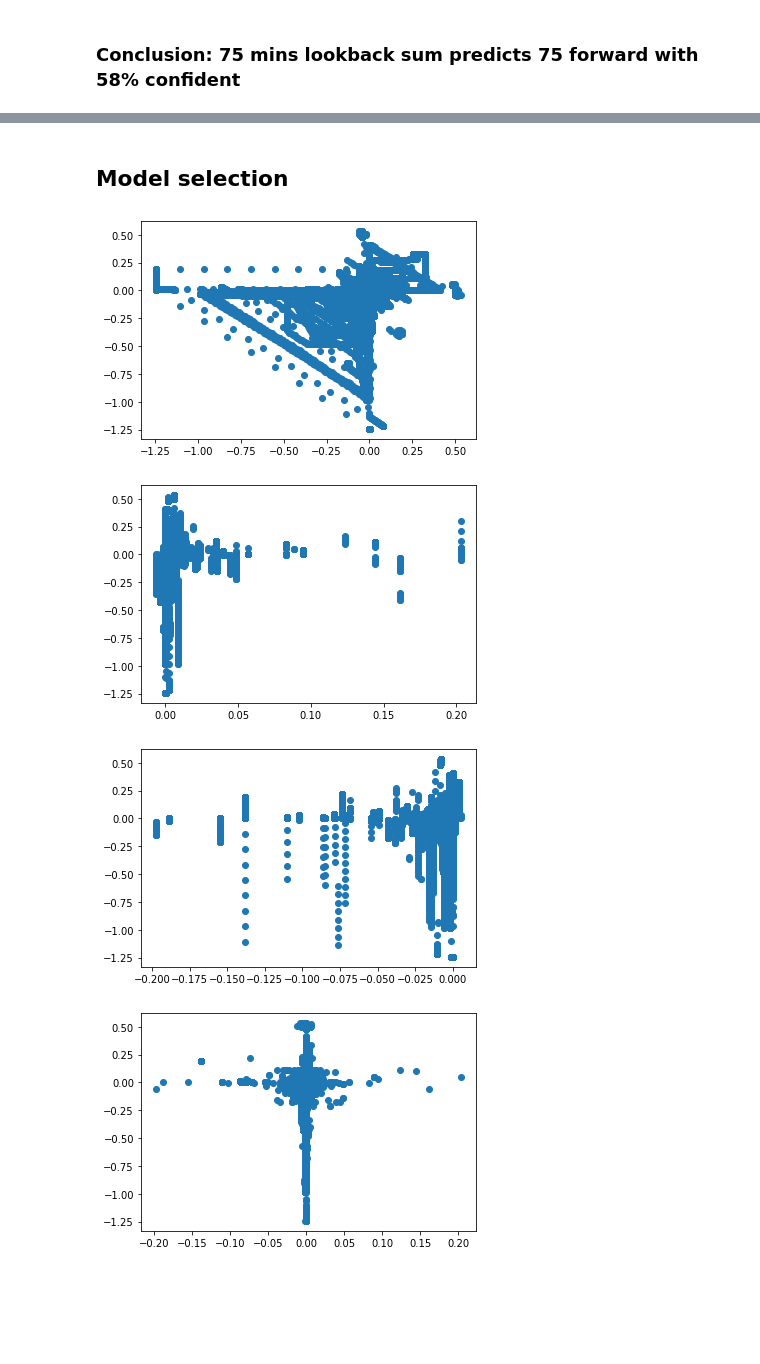
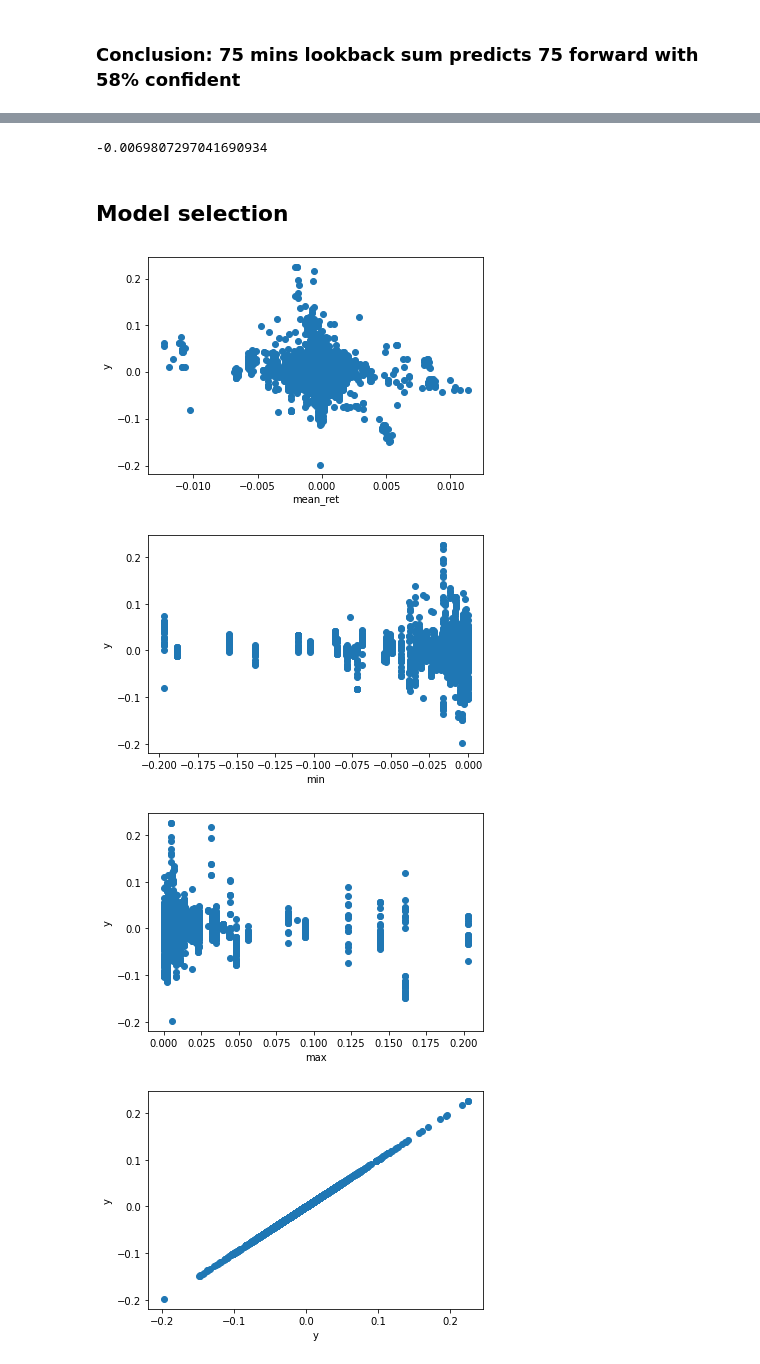
Before and after one commit to felipemontefuscolo/bitme, a Jupyter notebook: OhlcSim.ipynb, the cells around one changed output, grey strips where cells are left out. Saved outputs shown, nothing was run; the diff lists cells and outputs as text; code cells hidden in the pictures; blank space fills up the shorter version.

```diff
--- a/OhlcSim.ipynb
+++ b/OhlcSim.ipynb
@@ -479,0 +478,4 @@ returns = (prices.close - prices.open) / prices.open
+# %%
+# definition of returns for research is different:
+returns = (df.close - df.open) / df.open
+prices = df.close
@@ -482,4 +488,10 @@ def get_y(w, prices):
     ma = prices.iloc[::-1].rolling(w).max()
     mi = prices.iloc[::-1].rolling(w).min()
     s = (ma + mi).iloc[::-1]
+    return (.5*(s - 2.*prices)/prices).shift(-1)
+
+def get_lagged_y(w, prices):
+    ma = prices.rolling(w).max()
+    mi = prices.rolling(w).min()
+    s = (ma + mi)
     return (.5*(s - 2.*prices)/prices)
@@ -580,5 +521,0 @@ def get_acc_cost(returns, threshold=0.01):
-# %%
-results = {}
-for lookback in range(5500,9000, 100):
-    a = get_acceleration(returns, lookback, 10)
-    results[lookback] = get_acc_cost(returns)
@@ -633,2 +688,6 @@ from sklearn import model_selection
+# %%
+pd.Series(np.random.normal(size=1000)).corr(pd.Series(np.random.normal(size=1000)))
+# %% [output]
+-0.0069807297041690934
 # %% [markdown]
 ## Model selection
@@ -642,11 +694,15 @@ X = X[['sum', 'high', 'low', 'open', 'close', 'y']].astype(float)
+# %%
+X = get_x_y(prices, returns, 30, 30)
 # %%
-for index, feature_name in enumerate(['sum', 'high', 'low', 'open', 'close']):
+for index, feature_name in enumerate(X.columns):
 #for index, feature_name in enumerate(['sum']):
-
-    plt.figure()
-    plt.scatter(X.iloc[:, index], X.y)
+    if feature_name != 'z':
+        plt.figure()
+        plt.scatter(X.iloc[:, index], X.y)
+        plt.xlabel(feature_name)
+        plt.ylabel("y")
 # %% [output]
-[figure, old version]
+[figure, new version]
-[figure, old version]
+[figure, new version]
-[figure, old version]
+[figure, new version]
-[figure, old version]
+[figure, new version]
```
Also changed, not shown: parts of 36 cells of this notebook.
